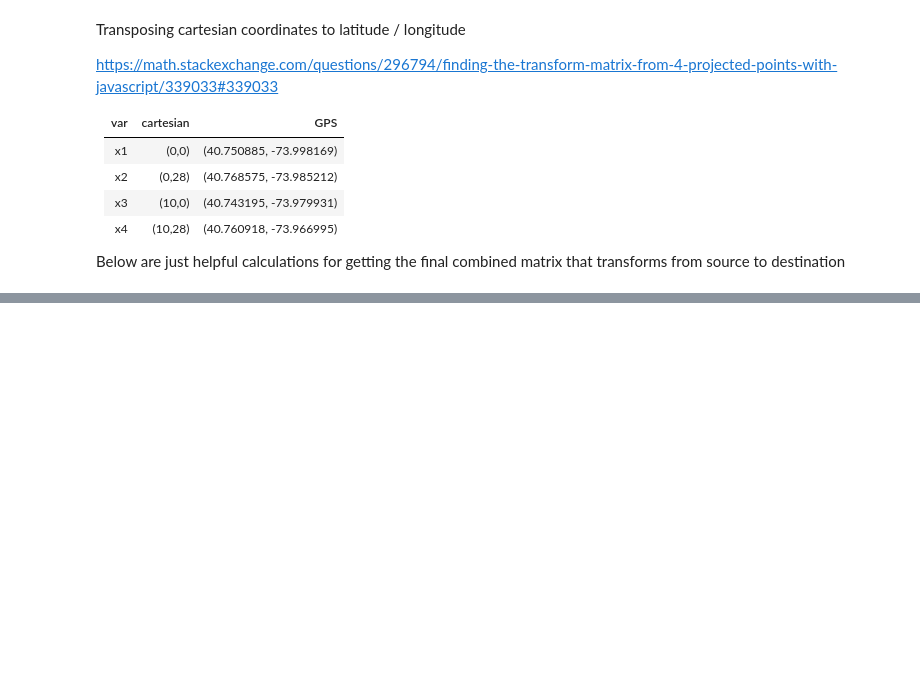
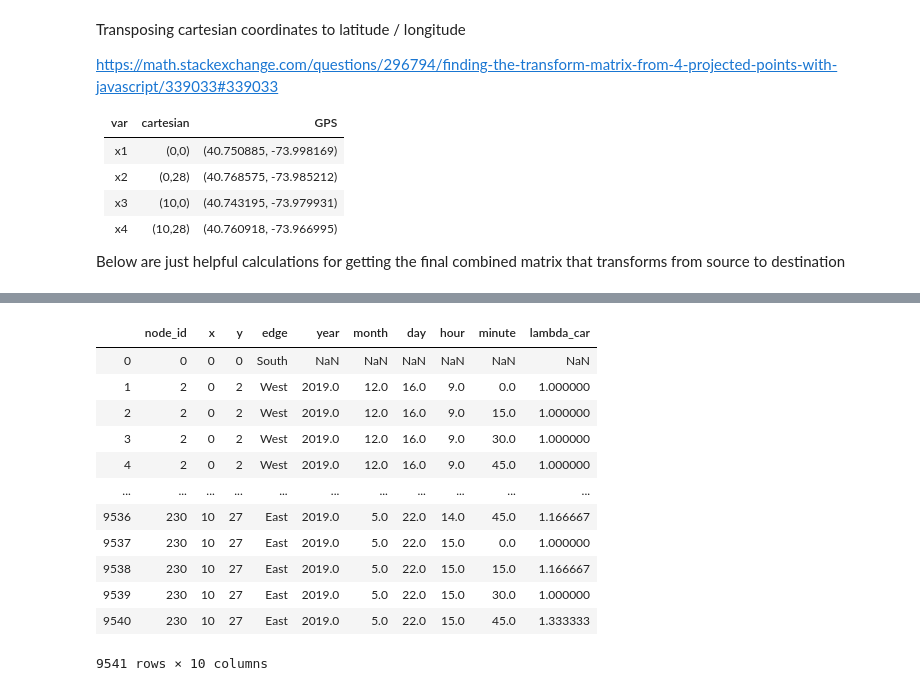
Before and after one commit to aashere/BDAD_Violet_Noise, a Jupyter notebook: GraphTest.ipynb, the cells around one changed output, grey strips where cells are left out. Saved outputs shown, nothing was run; the diff lists cells and outputs as text; code cells hidden in the pictures; blank space fills up the shorter version.

```diff
--- a/GraphTest.ipynb
+++ b/GraphTest.ipynb
@@ -350,0 +409,24 @@ plt.show()
+# %%
+coords = coords.reset_index()
+# %%
+test = coords.set_index(['x','y'])
+# %%
+df = coords.join(df, how='left')
+# %%
+df = df.reset_index()
+# %%
+df
+# %% [output]
+|  | node_id | x | y | edge | year | month | day | hour | minute | lambda_car |
+| 0 | 0 | 0 | 0 | South | NaN | NaN | NaN | NaN | NaN | NaN |
+| 1 | 2 | 0 | 2 | West | 2019.0 | 12.0 | 16.0 | 9.0 | 0.0 | 1.000000 |
+| 2 | 2 | 0 | 2 | West | 2019.0 | 12.0 | 16.0 | 9.0 | 15.0 | 1.000000 |
+| 3 | 2 | 0 | 2 | West | 2019.0 | 12.0 | 16.0 | 9.0 | 30.0 | 1.000000 |
+| 4 | 2 | 0 | 2 | West | 2019.0 | 12.0 | 16.0 | 9.0 | 45.0 | 1.000000 |
+| ... | ... | ... | ... | ... | ... | ... | ... | ... | ... | ... |
+| 9536 | 230 | 10 | 27 | East | 2019.0 | 5.0 | 22.0 | 14.0 | 45.0 | 1.166667 |
+| 9537 | 230 | 10 | 27 | East | 2019.0 | 5.0 | 22.0 | 15.0 | 0.0 | 1.000000 |
+| 9538 | 230 | 10 | 27 | East | 2019.0 | 5.0 | 22.0 | 15.0 | 15.0 | 1.166667 |
+| 9539 | 230 | 10 | 27 | East | 2019.0 | 5.0 | 22.0 | 15.0 | 30.0 | 1.000000 |
+| 9540 | 230 | 10 | 27 | East | 2019.0 | 5.0 | 22.0 | 15.0 | 45.0 | 1.333333 |
+9541 rows × 10 columns
```
Also changed, not shown: parts of 99 cells of this notebook, 6 other files.
